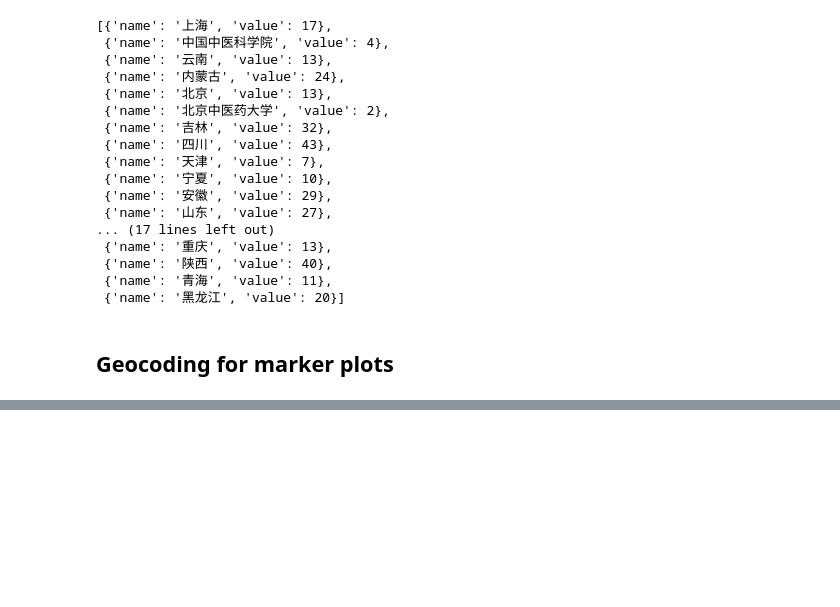
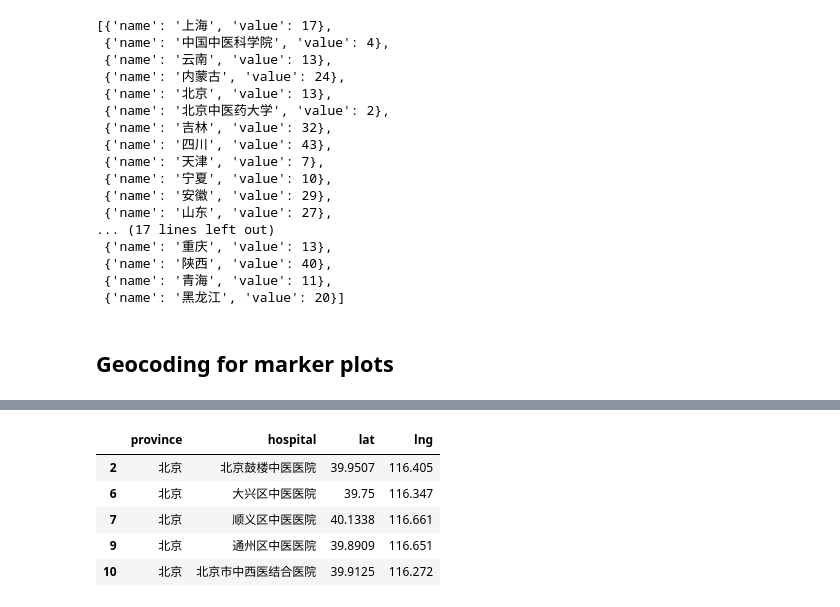
Before and after one commit to Roytangrb/Pangolin, a Jupyter notebook: china/med_comp_hospital_plot.ipynb, the cells around one changed output, grey strips where cells are left out. Drawn from its saved outputs; the diff is of its cells as text; code cells hidden in the pictures; blank space fills up the shorter version.

```diff
--- a/china/med_comp_hospital_plot.ipynb
+++ b/china/med_comp_hospital_plot.ipynb
@@ -152,0 +142,3 @@ print(len(coords[coords['x'] != 'na']))
+# %%
+g = geocoder.baidu('北京鼓楼中医医院', key='CpEiE0gRf2ulr1YbkjpbPxhgolTuhX6l')
+print(g.json)
@@ -152,0 +147,18 @@ print(len(coords[coords['x'] != 'na']))
+# %%
+success_count = 0
+for index, address in coords_na['hospital'].iteritems():
+    #If there is an error in the connection to the server,
+    #the exception raised by the requests library will be propagated up to the caller.
+    try:
+        g = geocoder.baidu(address, key='use_your_own_key')
+        #When no result could be found for the given search terms,
+        #the ok attribute on the returned object will be False
+        if g.ok:
+            print(address, g.json['lat'], g.json['lng'])
+            coords_na.loc[index, 'x'] = g.json['lat']
+            coords_na.loc[index, 'y'] = g.json['lng']
+            success_count = success_count + 1
+        else :
+            print(address, 'na')
+    except:
+        print('Exception')
@@ -152,0 +196,10 @@ print(len(coords[coords['x'] != 'na']))
+# %%
+coords_na.columns = ['province', 'hospital', 'lat', 'lng']
+coords_na.head()
+# %% [output]
+|  | province | hospital | lat | lng |
+| 2 | 北京 | 北京鼓楼中医医院 | 39.9507 | 116.405 |
+| 6 | 北京 | 大兴区中医医院 | 39.75 | 116.347 |
+| 7 | 北京 | 顺义区中医医院 | 40.1338 | 116.661 |
+| 9 | 北京 | 通州区中医医院 | 39.8909 | 116.651 |
+| 10 | 北京 | 北京市中西医结合医院 | 39.9125 | 116.272 |
```
Also changed, not shown: parts of 8 cells of this notebook, 1 other file.
